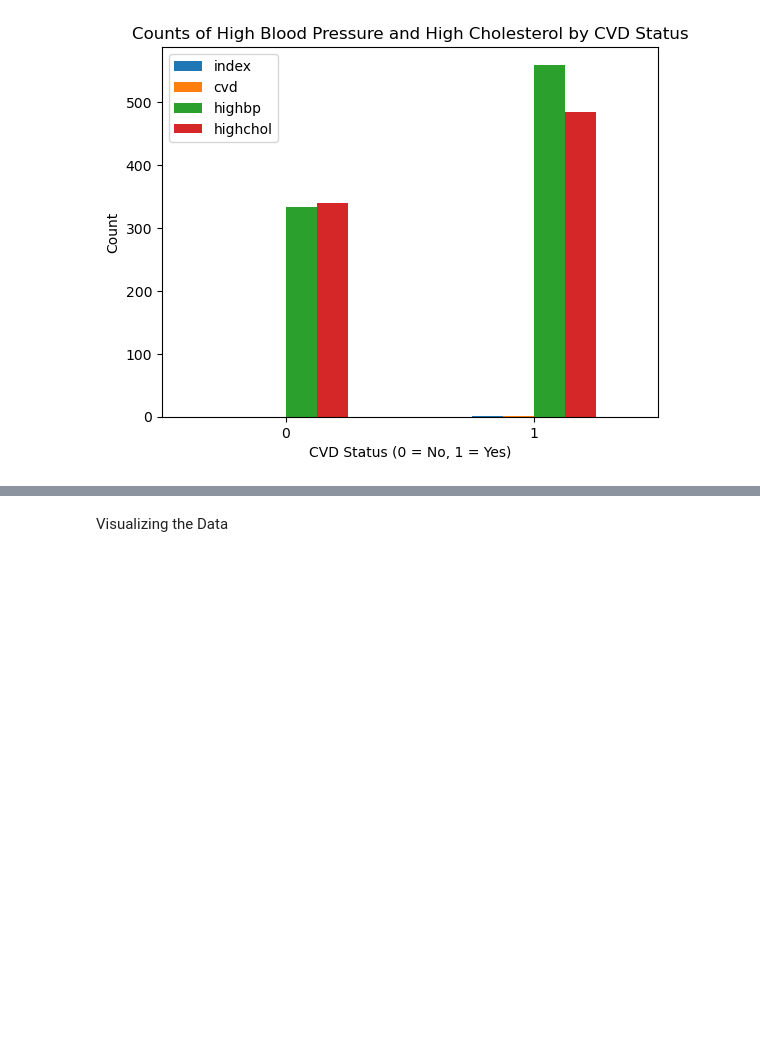
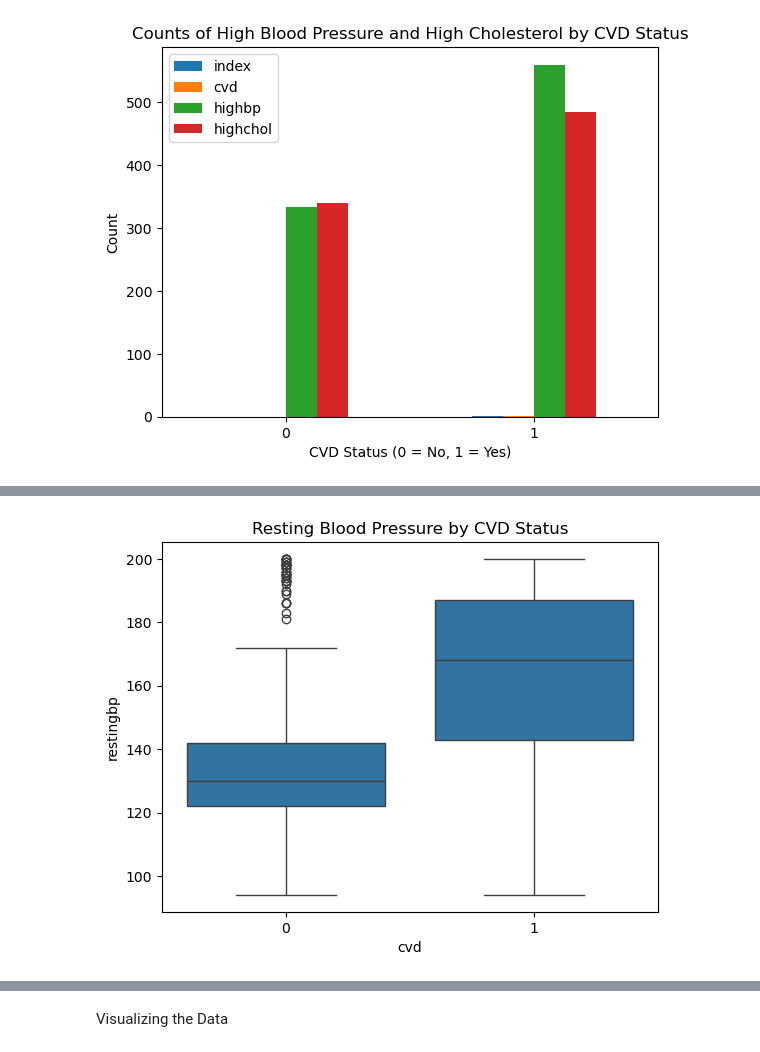
Before and after one commit to BigKawa/Projekt1-Linh-Zala-CVD, a Jupyter notebook: cvd_notebook.ipynb, the cells around one changed output, grey strips where cells are left out. Saved outputs shown, nothing was run; the diff lists cells and outputs as text; code cells hidden in the pictures; blank space fills up the shorter version.

```diff
--- a/cvd_notebook.ipynb
+++ b/cvd_notebook.ipynb
@@ -363,0 +405,7 @@ plt.show()
+# %%
+# Resting blood pressure distribution by CVD status
+sns.boxplot(x='cvd', y='restingbp', data=india_df)
+plt.title('Resting Blood Pressure by CVD Status')
+plt.show()
+# %% [output]
+[figure, added]
```
Also changed, not shown: parts of 12 cells of this notebook, 2 other files.
